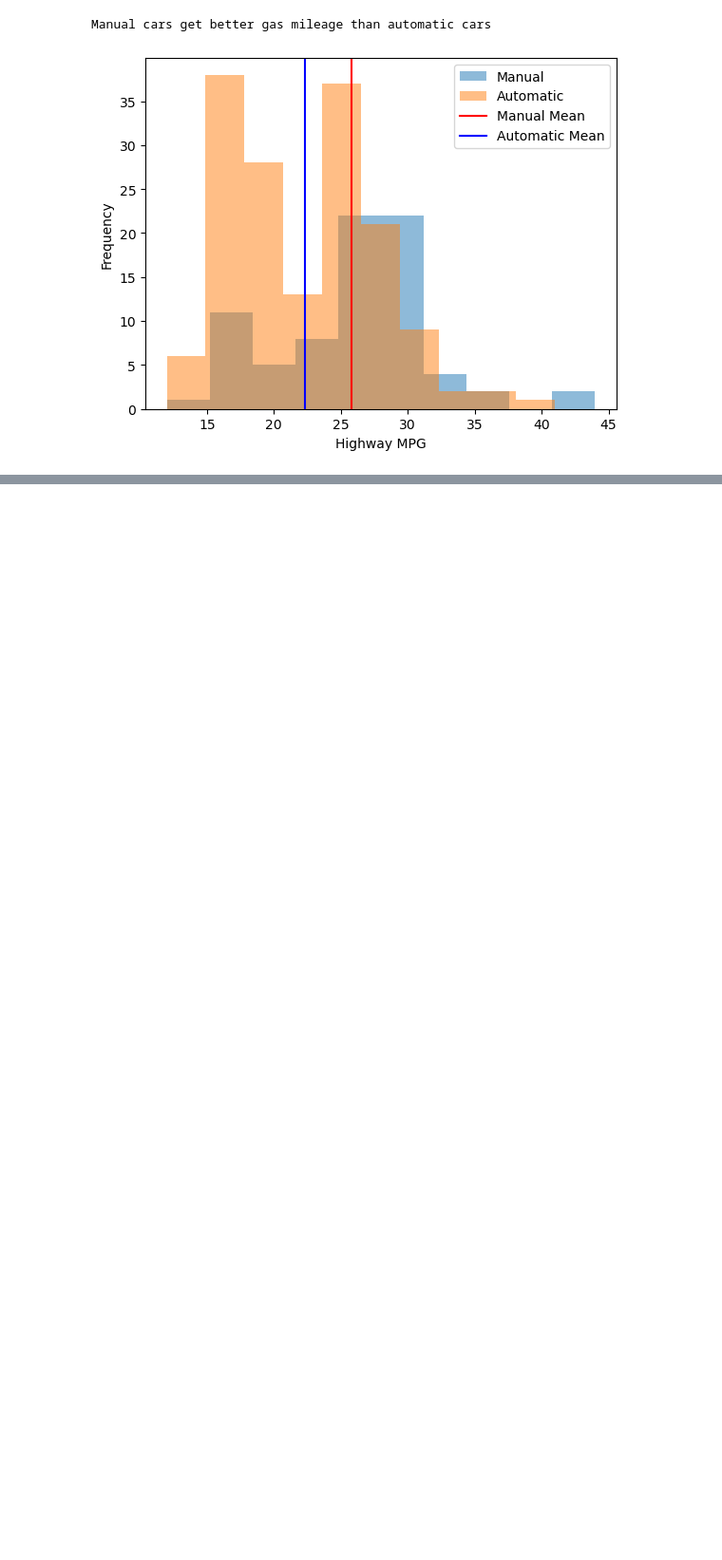
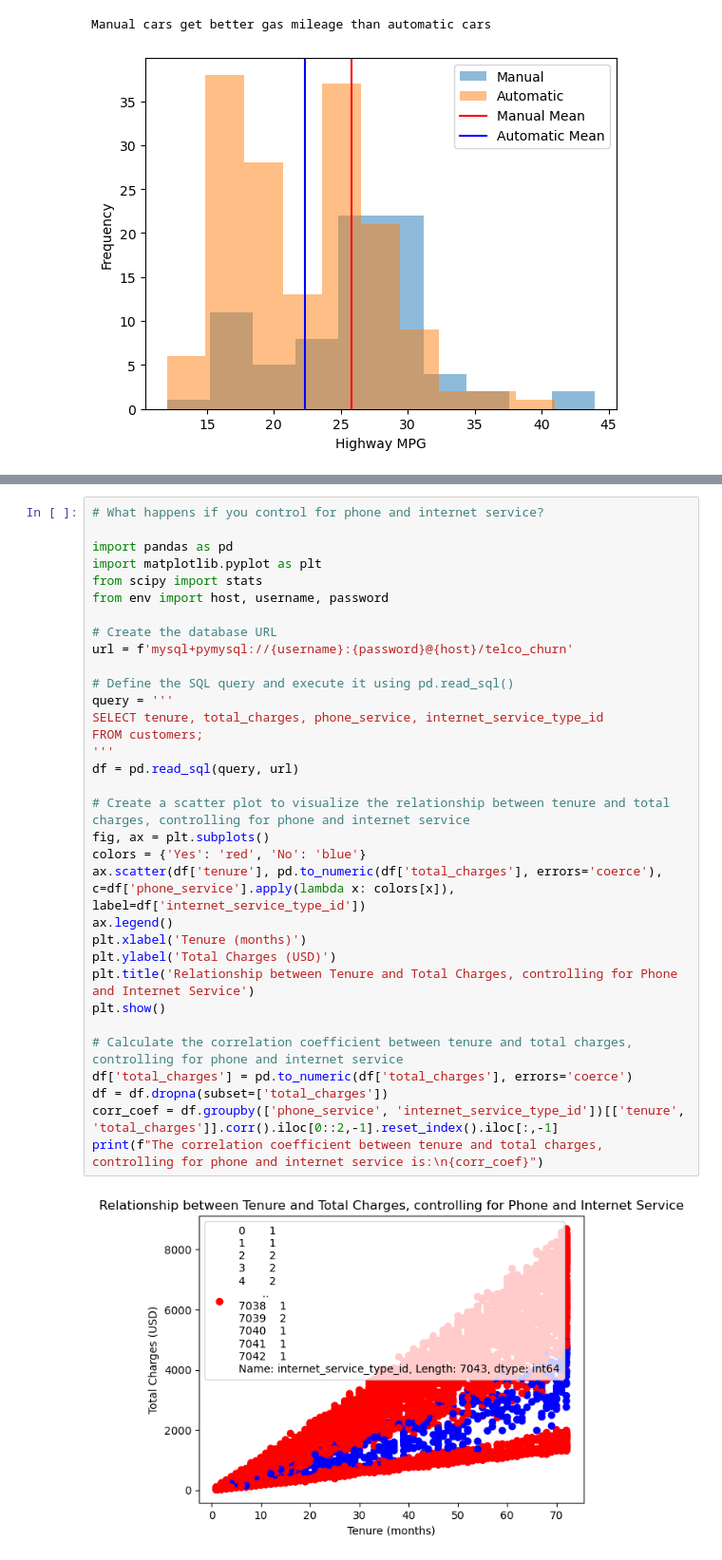
Before and after one commit to JoeyGideon/statistics-exercises, a Jupyter notebook: hypothesis_testing.ipynb, the cells around one changed output, grey strips where cells are left out. Shown at 95% size. Saved outputs shown, nothing was run; the diff lists cells and outputs as text; blank space fills up the shorter version.

```diff
--- a/hypothesis_testing.ipynb
+++ b/hypothesis_testing.ipynb
@@ -233,0 +308,35 @@ Manual cars get better gas mileage than automatic cars
+# %%
+# What happens if you control for phone and internet service?
+
+import pandas as pd
+import matplotlib.pyplot as plt
+from scipy import stats
+from env import host, username, password
+
+# Create the database URL
+url = f'mysql+pymysql://{username}:{password}@{host}/telco_churn'
+
+# Define the SQL query and execute it using pd.read_sql()
+query = '''
+SELECT tenure, total_charges, phone_service, internet_service_type_id
+FROM customers;
+'''
+df = pd.read_sql(query, url)
+
+# Create a scatter plot to visualize the relationship between tenure and total charges, controlling for phone and internet service
+fig, ax = plt.subplots()
+colors = {'Yes': 'red', 'No': 'blue'}
+ax.scatter(df['tenure'], pd.to_numeric(df['total_charges'], errors='coerce'), c=df['phone_service'].apply(lambda x: colors[x]), label=df['internet_service_type_id'])
+ax.legend()
+plt.xlabel('Tenure (months)')
+plt.ylabel('Total Charges (USD)')
+plt.title('Relationship between Tenure and Total Charges, controlling for Phone and Internet Service')
+plt.show()
+
+# Calculate the correlation coefficient between tenure and total charges, controlling for phone and internet service
+df['total_charges'] = pd.to_numeric(df['total_charges'], errors='coerce')
+df = df.dropna(subset=['total_charges'])
+corr_coef = df.groupby(['phone_service', 'internet_service_type_id'])[['tenure', 'total_charges']].corr().iloc[0::2,-1].reset_index().iloc[:,-1]
+print(f"The correlation coefficient between tenure and total charges, controlling for phone and internet service is:\n{corr_coef}")
+# %% [output]
+[figure, added]
```
Also changed, not shown: parts of 7 cells of this notebook.
